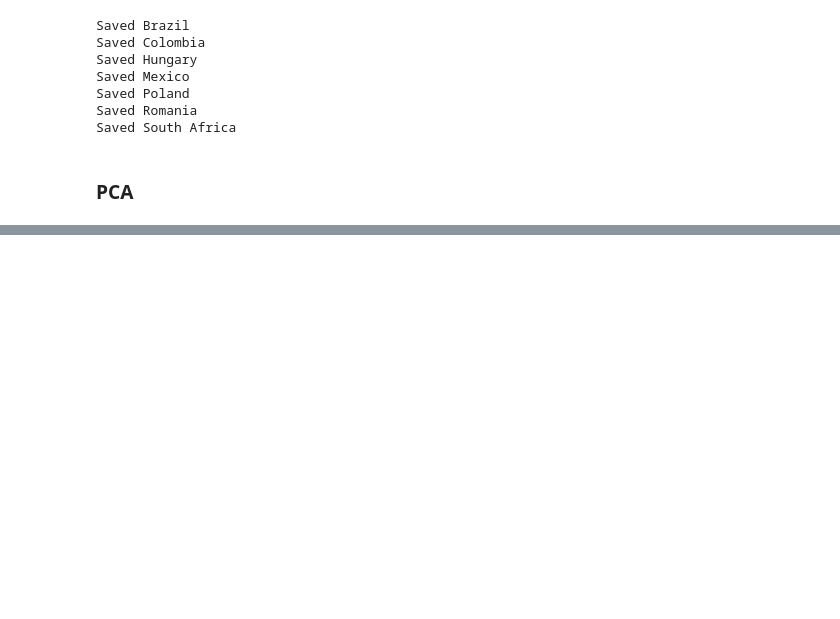
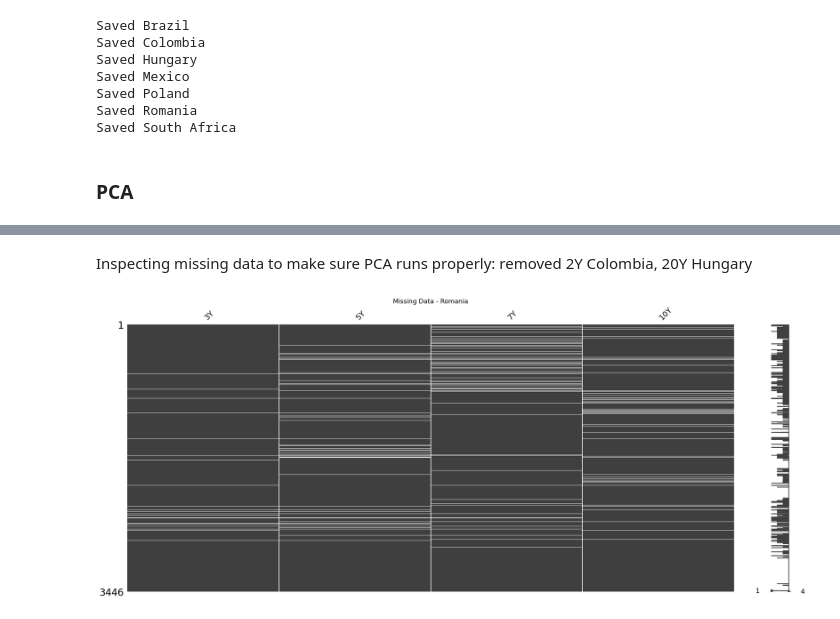
Before and after one commit to NicolasHY/Fixed-Income-Analytics, a Jupyter notebook: main.ipynb, the cells around one changed output, grey strips where cells are left out. Saved outputs shown, nothing was run; the diff lists cells and outputs as text; code cells hidden in the pictures; blank space fills up the shorter version.

Commit message:
Obtained data, cleaned it, started PCA work

```diff
--- a/main.ipynb
+++ b/main.ipynb
@@ -18,3 +30,23 @@ from collections import defaultdict
+# %%
+plt.rcParams.update({
+    "figure.figsize": (14, 5),
+    "axes.grid": True,
+    "grid.alpha": 0.3,
+    "font.size": 11,
+})
+
+MACRO_EVENTS = {
+    "2015-08-24": "CNY devaluation",
+    "2016-11-09": "Trump election",
+    "2018-05-01": "EM sell-off (Turkey/Argentina)",
+    "2020-03-16": "Covid crash",
+    "2021-03-17": "Fed dots hawkish shift",
+    "2022-03-16": "Fed first hike (post-Covid)",
+    "2022-09-26": "UK gilt crisis / EM contagion",
+    "2023-10-19": "US 10Y hits 5%",
+    "2024-09-18": "Fed pivot (first cut)",
+    "2025-01-20": "Trump 2.0 inauguration",
+}
 # %% [markdown]
 ## 1. Yield Curve PCA & Regime Detection
 # %% [markdown]
@@ -123,0 +174,10 @@ Saved South Africa
+# %% [markdown]
+Inspecting missing data to make sure PCA runs properly: removed 2Y Colombia, 20Y Hungary
+# %%
+c = "Romania"
+df = country_dfs[c]
+msno.matrix(df)
+plt.title(f"Missing Data - {c}")
+plt.show()
+# %% [output]
+[figure, added]
```
Also changed, not shown: parts of 14 cells of this notebook, 18 other files.
